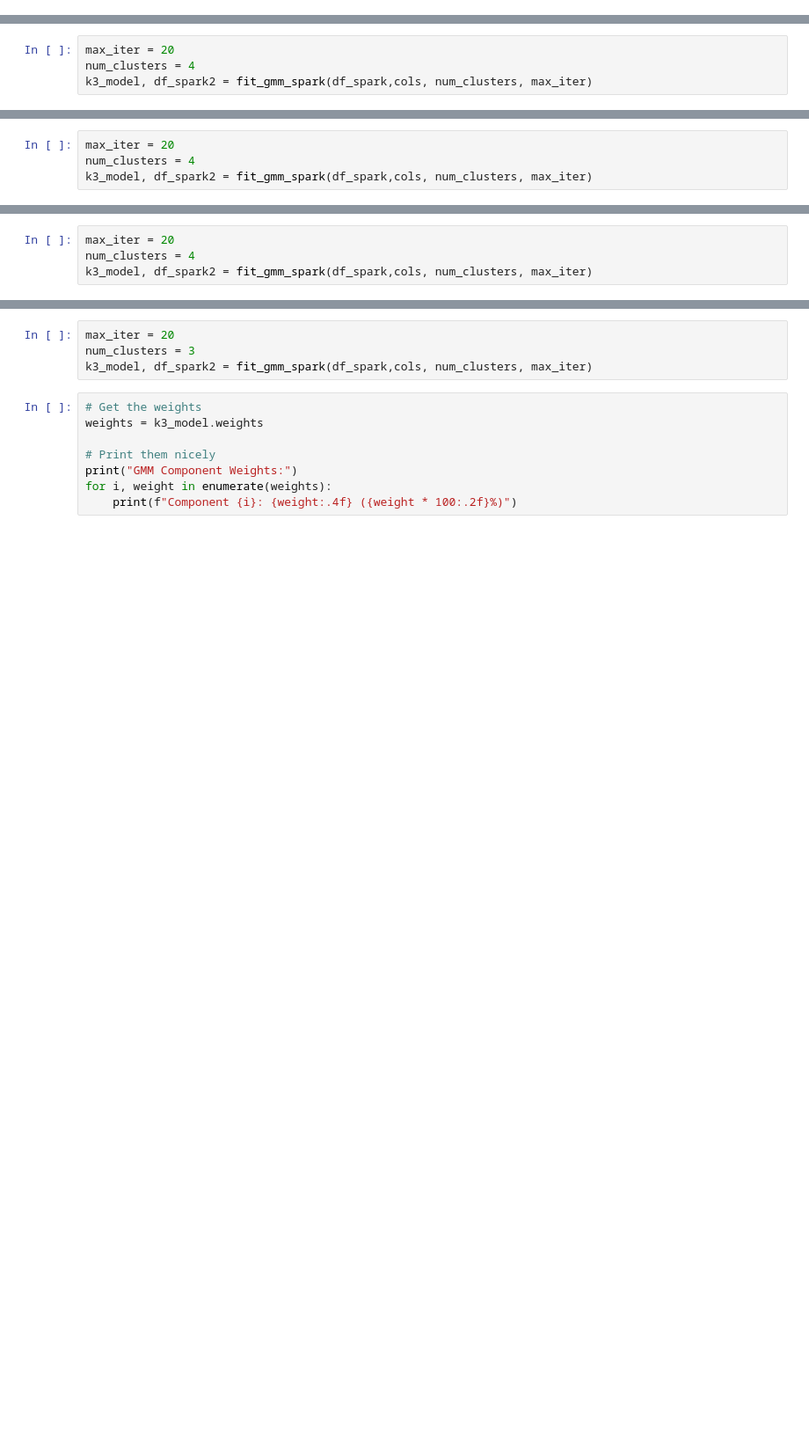
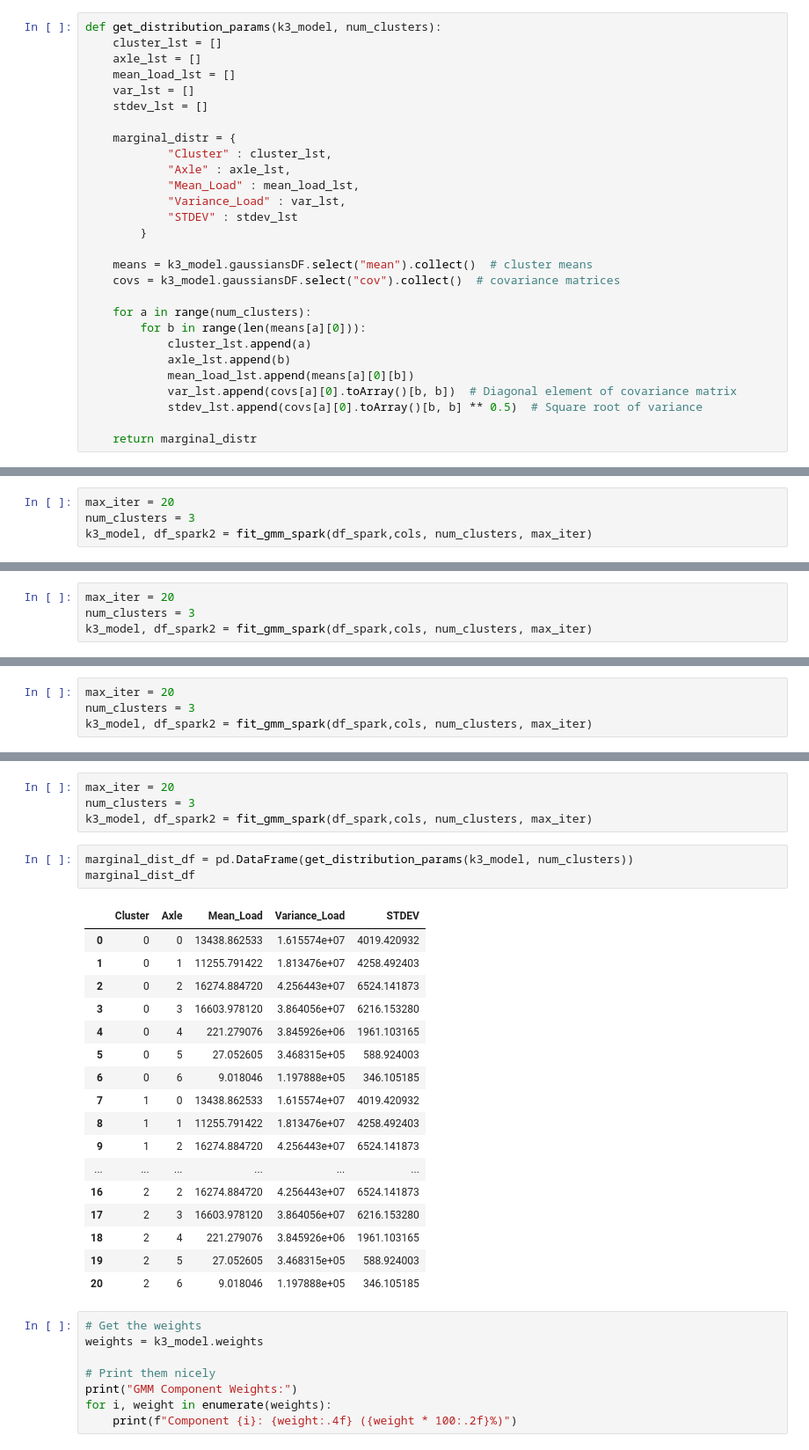
Before and after one commit to rda329/Fall25_Capstone_DSE, a Jupyter notebook: Data_Exploration/decision_tree.ipynb, the cells around one changed output, grey strips where cells are left out. Shown at 88% size. Drawn from its saved outputs; the diff is of its cells as text; blank space fills up the shorter version.

```diff
--- a/Data_Exploration/decision_tree.ipynb
+++ b/Data_Exploration/decision_tree.ipynb
@@ -166,6 +166,34 @@ def predict_cluster_weights(input_data, models):
     return [k1_wt, k2_wt, k3_wt]
 # %%
 pc = 5 # percision for values in regression tree visuals
+# %%
+def get_distribution_params(k3_model, num_clusters):
+    cluster_lst = []
+    axle_lst = []
+    mean_load_lst = []
+    var_lst = []
+    stdev_lst = []
+
+    marginal_distr = {
+            "Cluster" : cluster_lst,
+            "Axle" : axle_lst,
+            "Mean_Load" : mean_load_lst,
+            "Variance_Load" : var_lst,
+            "STDEV" : stdev_lst
+        }
+
+    means = k3_model.gaussiansDF.select("mean").collect()  # cluster means
+    covs = k3_model.gaussiansDF.select("cov").collect()  # covariance matrices
+
+    for a in range(num_clusters):
+        for b in range(len(means[a][0])):
+            cluster_lst.append(a)
+            axle_lst.append(b)
+            mean_load_lst.append(means[a][0][b])
+            var_lst.append(covs[a][0].toArray()[b, b])  # Diagonal element of covariance matrix
+            stdev_lst.append(covs[a][0].toArray()[b, b] ** 0.5)  # Square root of variance
+
+    return marginal_distr
 # %% [markdown]
 Class 2
 # %%
@@ -183,5 +211,5 @@ df_spark = remove_outliers_iqr2(df_spark, iqr_factor)[0]
 Upper bound: 6664.0, Lower bound: 196.0
 # %%
 max_iter = 20
-num_clusters = 4
+num_clusters = 3
 k3_model, df_spark2 = fit_gmm_spark(df_spark,cols, num_clusters, max_iter)
@@ -595,5 +771,5 @@ df_spark = remove_outliers_iqr2(df_spark, iqr_factor)[0]
 Upper bound: 63208.0, Lower bound: -9368.0
 # %%
 max_iter = 20
-num_clusters = 4
+num_clusters = 3
 k3_model, df_spark2 = fit_gmm_spark(df_spark,cols, num_clusters, max_iter)
@@ -801,5 +997,5 @@ df_spark = remove_outliers_iqr2(df_spark, iqr_factor)[0]
 Upper bound: 44052.0, Lower bound: -9162.0
 # %%
 max_iter = 20
-num_clusters = 4
+num_clusters = 3
 k3_model, df_spark2 = fit_gmm_spark(df_spark,cols, num_clusters, max_iter)
@@ -1214,6 +1450,27 @@ Upper bound: 115145.0, Lower bound: -1535.0
 max_iter = 20
 num_clusters = 3
 k3_model, df_spark2 = fit_gmm_spark(df_spark,cols, num_clusters, max_iter)
+# %%
+marginal_dist_df = pd.DataFrame(get_distribution_params(k3_model, num_clusters))
+marginal_dist_df
+# %% [output]
+|  | Cluster | Axle | Mean_Load | Variance_Load | STDEV |
+| 0 | 0 | 0 | 13438.862533 | 1.615574e+07 | 4019.420932 |
+| 1 | 0 | 1 | 11255.791422 | 1.813476e+07 | 4258.492403 |
+| 2 | 0 | 2 | 16274.884720 | 4.256443e+07 | 6524.141873 |
+| 3 | 0 | 3 | 16603.978120 | 3.864056e+07 | 6216.153280 |
+| 4 | 0 | 4 | 221.279076 | 3.845926e+06 | 1961.103165 |
+| 5 | 0 | 5 | 27.052605 | 3.468315e+05 | 588.924003 |
+| 6 | 0 | 6 | 9.018046 | 1.197888e+05 | 346.105185 |
+| 7 | 1 | 0 | 13438.862533 | 1.615574e+07 | 4019.420932 |
+| 8 | 1 | 1 | 11255.791422 | 1.813476e+07 | 4258.492403 |
+| 9 | 1 | 2 | 16274.884720 | 4.256443e+07 | 6524.141873 |
+| ... | ... | ... | ... | ... | ... |
+| 16 | 2 | 2 | 16274.884720 | 4.256443e+07 | 6524.141873 |
+| 17 | 2 | 3 | 16603.978120 | 3.864056e+07 | 6216.153280 |
+| 18 | 2 | 4 | 221.279076 | 3.845926e+06 | 1961.103165 |
+| 19 | 2 | 5 | 27.052605 | 3.468315e+05 | 588.924003 |
+| 20 | 2 | 6 | 9.018046 | 1.197888e+05 | 346.105185 |
 # %%
 # Get the weights
 weights = k3_model.weights
```
Also changed, not shown: parts of 14 cells of this notebook.
